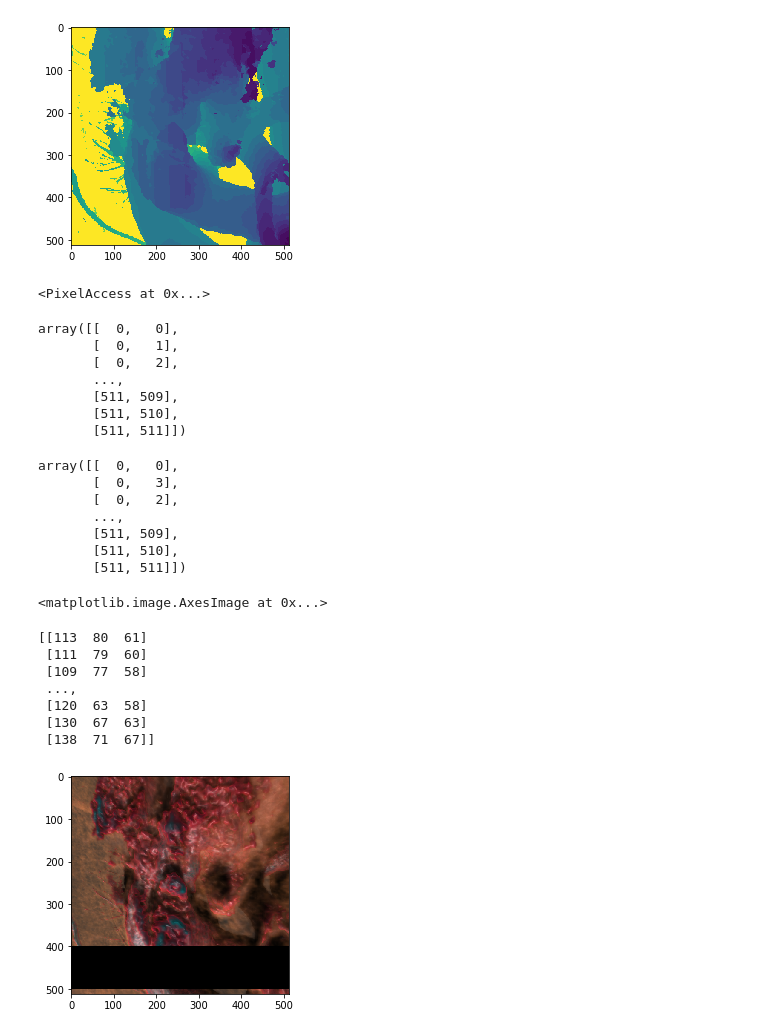
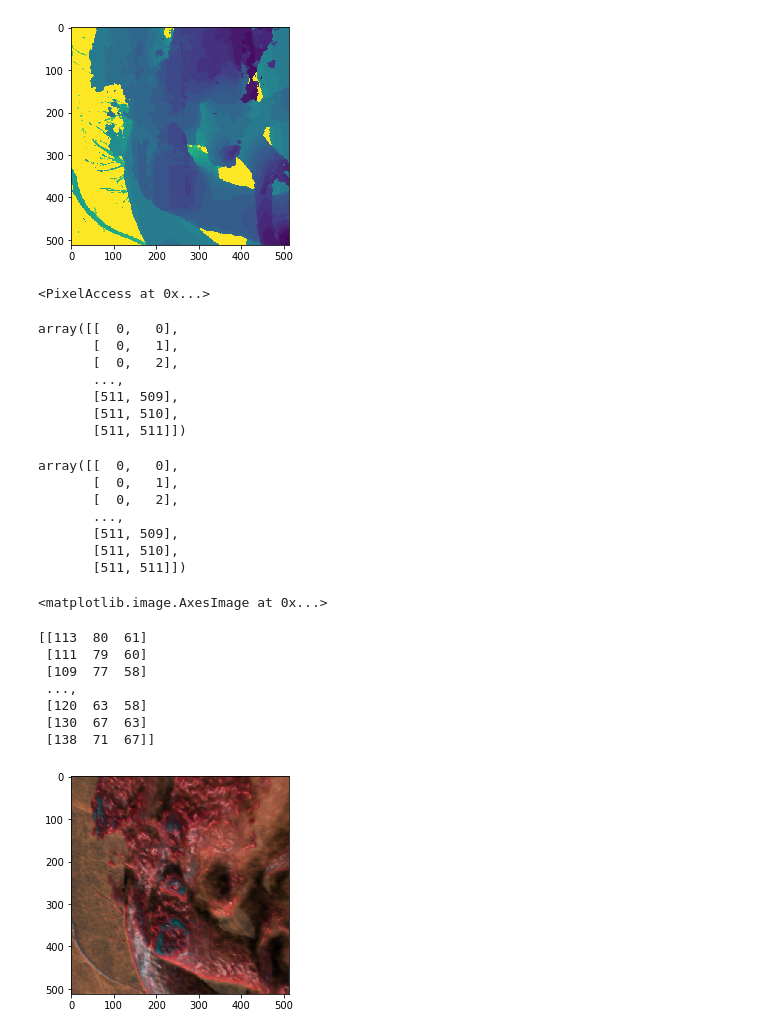
Before and after one commit to seankmartin/LF_View_Synthesis, a Jupyter notebook: Notebooks/Depth_Disparity.ipynb, the cells around one changed output. Saved outputs shown, nothing was run; the diff lists cells and outputs as text; code cells hidden in the pictures.

Commit message:
+ Alternative image warping
+ Check images are the same

```diff
--- a/Notebooks/Depth_Disparity.ipynb
+++ b/Notebooks/Depth_Disparity.ipynb
@@ -175,11 +175,11 @@ stacked = np.stack(grid, 2)
 pixels = stacked.reshape(-1, 2)
 #pixels
 
-distance = (0, 1)
-disparity[0, 1] = 2
-for x in range(400, 500):
-    for y in range(size_y):
-        disparity[x, y] = 512
+distance = (0, 4)
+# disparity[0, 1] = 2
+# for x in range(400, 500):
+#     for y in range(size_y):
+#         disparity[x, y] = 512
 #Repeat the elements of the disparity_map to match the distance
 repeated = np.repeat(disparity, 2, -1).reshape((size_x * size_y, 2))
 result = (repeated * distance).astype(int)
@@ -190,35 +190,35 @@ novel_pixels
 
 for x, y in zip(novel_pixels, pixels):
     if valid_pixel(x, ref_view.shape[0:2]):
         novel_view[x[0], x[1]] = ref_view[y[0], y[1]]
 
 plt.imshow(novel_view)
 print(novel_view[500])
 # %% [output]
 <PixelAccess at 0x...>
 array([[  0,   0],
        [  0,   1],
        [  0,   2],
        ...,
        [511, 509],
        [511, 510],
        [511, 511]])
 array([[  0,   0],
-       [  0,   3],
+       [  0,   1],
        [  0,   2],
        ...,
        [511, 509],
        [511, 510],
        [511, 511]])
 <matplotlib.image.AxesImage at 0x...>
 [[113  80  61]
  [111  79  60]
  [109  77  58]
  ...,
  [120  63  58]
  [130  67  63]
  [138  71  67]]
-[figure, old version]
+[figure, new version]
 # %%
 #plt.imshow(ref_view)
 plt.imshow((ref_view == novel_view).astype(np.uint8) * 255, cmap=plt.cm.gray)
```
Also changed, not shown: parts of 4 cells of this notebook, 1 other file.
